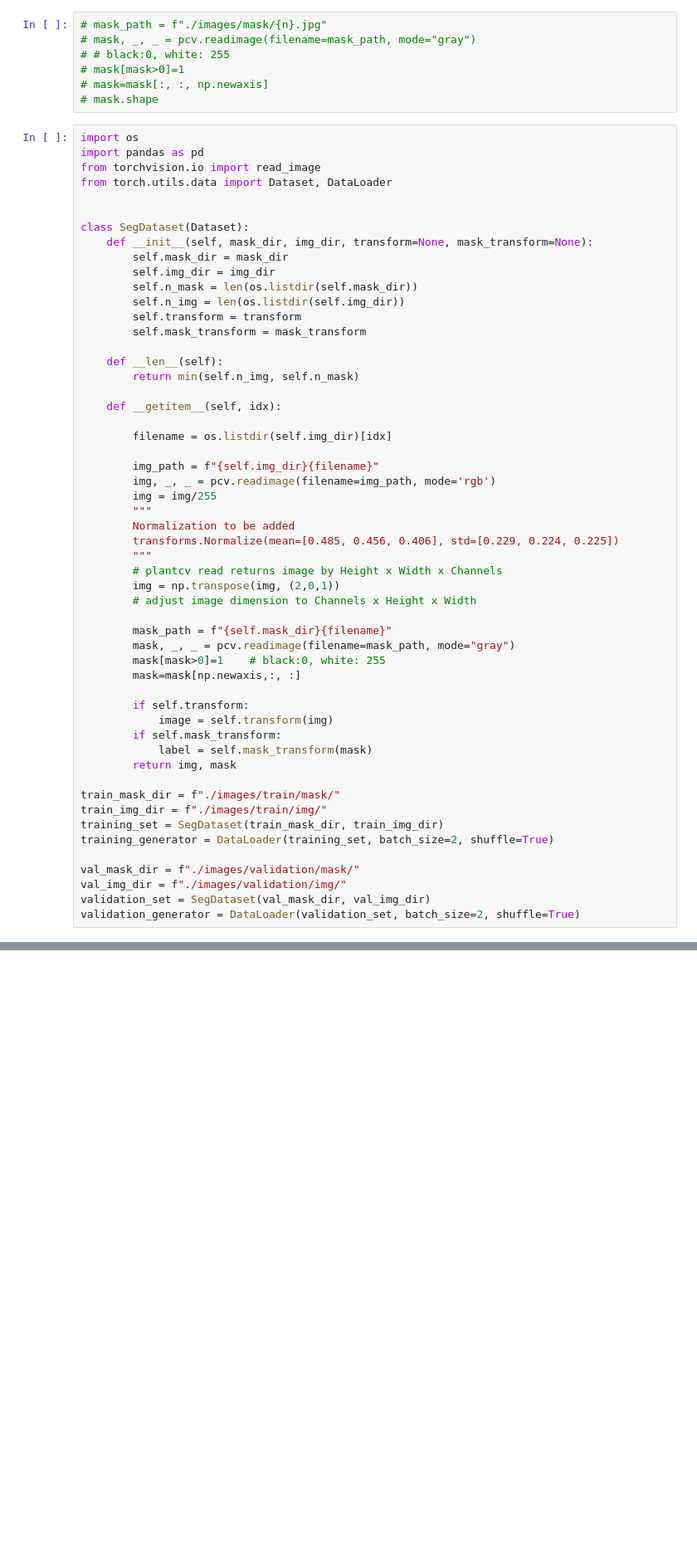
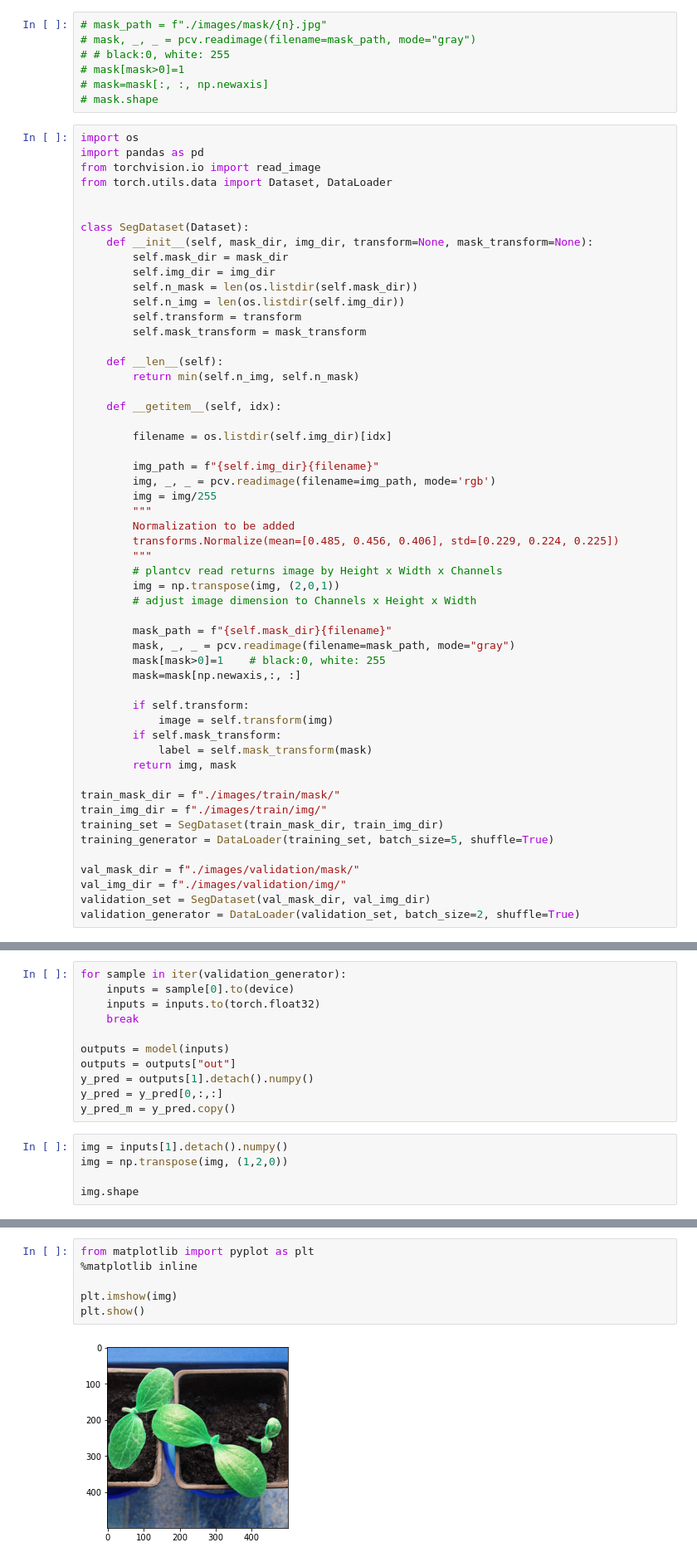
Before and after one commit to siyue-zhang/image-segmentation-DeepLabv3, a Jupyter notebook: model.ipynb, the cells around one changed output, grey strips where cells are left out. Shown: that part at 83% size. Saved outputs shown, nothing was run; the diff lists cells and outputs as text; blank space fills up the shorter version.

```diff
--- a/model.ipynb
+++ b/model.ipynb
@@ -68,7 +69,7 @@ class SegDataset(Dataset):
 train_mask_dir = f"./images/train/mask/"
 train_img_dir = f"./images/train/img/"
 training_set = SegDataset(train_mask_dir, train_img_dir)
-training_generator = DataLoader(training_set, batch_size=2, shuffle=True)
+training_generator = DataLoader(training_set, batch_size=5, shuffle=True)
 
 val_mask_dir = f"./images/validation/mask/"
 val_img_dir = f"./images/validation/img/"
@@ -192,0 +215,16 @@ KeyboardInterrupt:
+# %%
+for sample in iter(validation_generator):
+    inputs = sample[0].to(device)
+    inputs = inputs.to(torch.float32)
+    break
+
+outputs = model(inputs)
+outputs = outputs["out"]
+y_pred = outputs[1].detach().numpy()
+y_pred = y_pred[0,:,:]
+y_pred_m = y_pred.copy()
+# %%
+img = inputs[1].detach().numpy()
+img = np.transpose(img, (1,2,0))
+
+img.shape
@@ -192,0 +233,8 @@ KeyboardInterrupt:
+# %%
+from matplotlib import pyplot as plt
+%matplotlib inline
+
+plt.imshow(img)
+plt.show()
+# %% [output]
+[figure, added]
```
Also changed, not shown: parts of 6 cells of this notebook.
